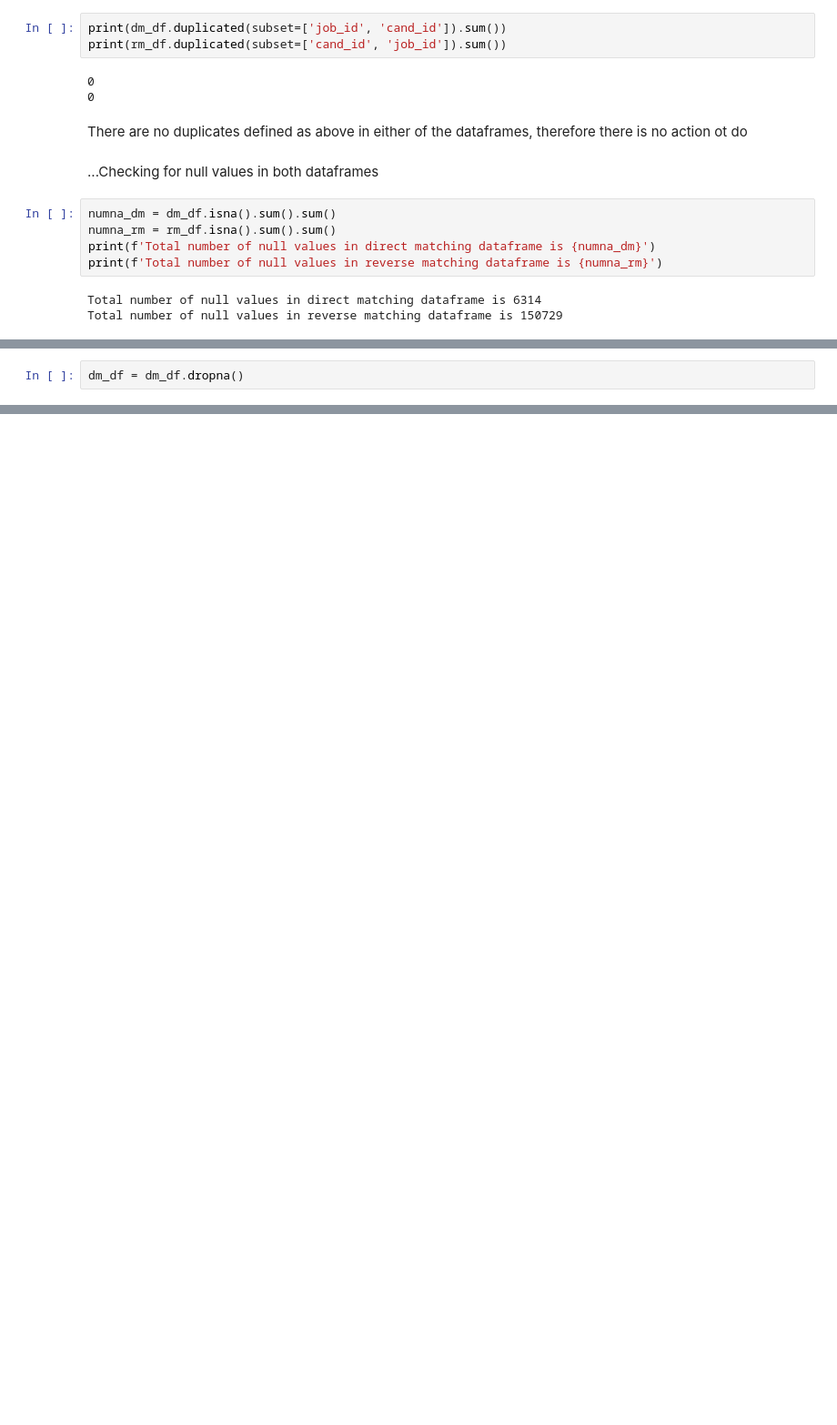
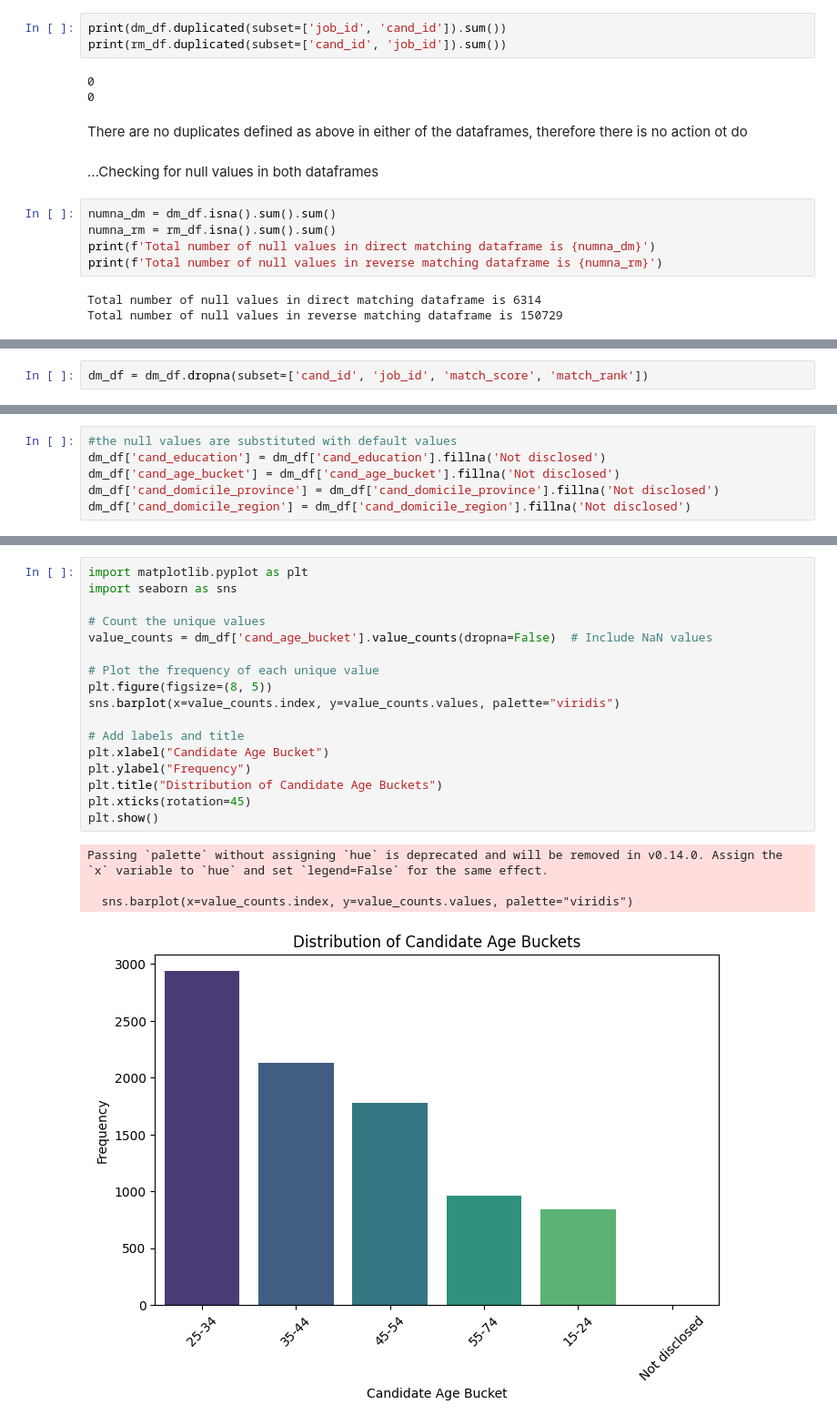
Before and after one commit to adiiulio/AiInIndustry_2025, a Jupyter notebook: fariness.ipynb, the cells around one changed output, grey strips where cells are left out. Shown at 91% size. Saved outputs shown, nothing was run; the diff lists cells and outputs as text; blank space fills up the shorter version.

Commit message:
some analysis of important features

```diff
--- a/fariness.ipynb
+++ b/fariness.ipynb
@@ -58,2 +62,2 @@ Handling missing values by dropping them
 # %%
-dm_df = dm_df.dropna()
+dm_df = dm_df.dropna(subset=['cand_id', 'job_id', 'match_score', 'match_rank'])
@@ -59,0 +128,6 @@ dm_df = dm_df.dropna()
+# %%
+#the null values are substituted with default values
+dm_df['cand_education'] = dm_df['cand_education'].fillna('Not disclosed')
+dm_df['cand_age_bucket'] = dm_df['cand_age_bucket'].fillna('Not disclosed')
+dm_df['cand_domicile_province'] = dm_df['cand_domicile_province'].fillna('Not disclosed')
+dm_df['cand_domicile_region'] = dm_df['cand_domicile_region'].fillna('Not disclosed')
@@ -59,0 +168,22 @@ dm_df = dm_df.dropna()
+# %%
+import matplotlib.pyplot as plt
+import seaborn as sns
+
+# Count the unique values
+value_counts = dm_df['cand_age_bucket'].value_counts(dropna=False)  # Include NaN values
+
+# Plot the frequency of each unique value
+plt.figure(figsize=(8, 5))
+sns.barplot(x=value_counts.index, y=value_counts.values, palette="viridis")
+
+# Add labels and title
+plt.xlabel("Candidate Age Bucket")
+plt.ylabel("Frequency")
+plt.title("Distribution of Candidate Age Buckets")
+plt.xticks(rotation=45)
+plt.show()
+# %% [output]
+Passing `palette` without assigning `hue` is deprecated and will be removed in v0.14.0. Assign the `x` variable to `hue` and set `legend=False` for the same effect.
+
+  sns.barplot(x=value_counts.index, y=value_counts.values, palette="viridis")
+[figure, added]
```
Also changed, not shown: parts of 50 cells of this notebook.
